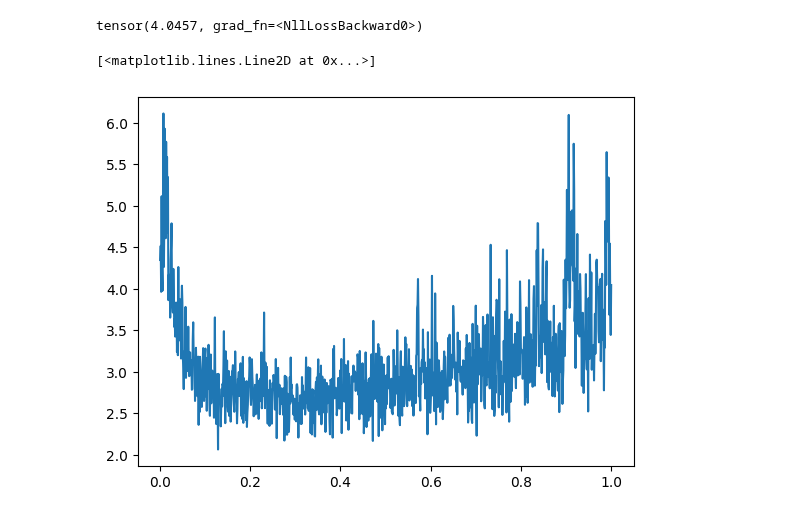
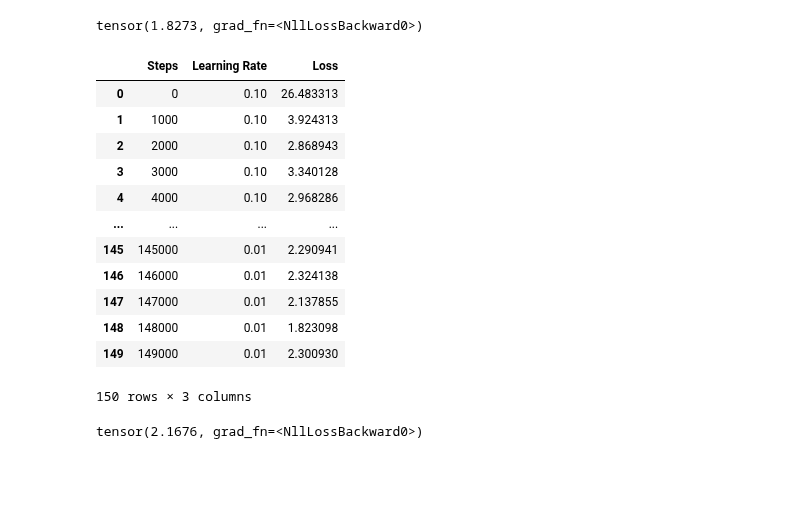
Before and after one commit to jvilchesf/Learning, a Jupyter notebook: Andrej_karpathy_videos/Makemore_2/Makemore_pt4_parameters.ipynb, the cells around one changed output. Saved outputs shown, nothing was run; the diff lists cells and outputs as text; code cells hidden in the pictures; blank space fills up the shorter version.

```diff
--- a/Andrej_karpathy_videos/Makemore_2/Makemore_pt4_parameters.ipynb
+++ b/Andrej_karpathy_videos/Makemore_2/Makemore_pt4_parameters.ipynb
@@ -61,29 +85,15 @@ lrs = 10**lre
 # %%
-lossi = []
-gradi = []
-
-for i in range(10000):
+for i in range(loop):
 
     #batches
-    idx = torch.randint(0, Xtr.shape[0], (32,))
+    idx = torch.randint(0, Xtr.shape[0], (32,)) # [32]
 
     #Forward
-    #Embedding the input
-    emb = C[Xtr[idx]]
-    #multiplying the embedding matrix by the first weight matrix
-    #I applied view to make the matrix multiplication possible
-    h = torch.tanh(emb.view(-1, 6) @ W1 + b1)
-    #Multiply the second layer
-    logits = h @ W2 + b2
-
-    #Softmax
-    #counts = logits.exp()
-    #normalization
-    #prob = counts / counts.sum(1, keepdim = True)
-    #loss
-    #loss = -prob[torch.arange(32), Y].log().mean()
-
+    emb = C[Xtr[idx]] # [32x3x10]
+    h = torch.tanh(emb.view(-1, 30) @ W1 + b1) # [32x300]
+    logits = h @ W2 + b2 # [32x27]
     loss = F.cross_entropy(logits,Ytr[idx])
+    #print(loss.item())
 
     #Backward pass
     for p in parameters:
@@ -91,18 +101,52 @@ for i in range(10000):
     loss.backward()
 
     #update the parameters
+    loops1 = loop * 0.1
+    loops2 = loop * 0.5
+    if i < loops1:
+        lr = 0.1
+    elif (i > loops1) & (i < loops2):
+        lr = 0.05
+    elif i > loops2:
+        lr = 0.01
+
     for p in parameters:
-        p.data -= p.grad * grad[i]
+        p.data -= p.grad * lr
 
-    gradi.append(grad[i])
-    lossi.append(loss.item())
+    if i % 1000 == 0:
+        gradi.append(lr)
+        lossi.append(loss.item())
+        steps.append(i)
+
+#Create a dataframe with the results
+df = pd.DataFrame({'Steps': steps, 'Learning Rate': gradi, 'Loss': lossi})
 
 print(loss)
 # %% [output]
-tensor(4.0457, grad_fn=<NllLossBackward0>)
+tensor(1.8273, grad_fn=<NllLossBackward0>)
-# %%
-plt.plot(gradi, lossi)
-# %% [output]
-[<matplotlib.lines.Line2D at 0x...>]
-[figure, removed]
+# %%
+df.head(-50)
+# %% [output]
+|  | Steps | Learning Rate | Loss |
+| 0 | 0 | 0.10 | 26.483313 |
+| 1 | 1000 | 0.10 | 3.924313 |
+| 2 | 2000 | 0.10 | 2.868943 |
+| 3 | 3000 | 0.10 | 3.340128 |
+| 4 | 4000 | 0.10 | 2.968286 |
+| ... | ... | ... | ... |
+| 145 | 145000 | 0.01 | 2.290941 |
+| 146 | 146000 | 0.01 | 2.324138 |
+| 147 | 147000 | 0.01 | 2.137855 |
+| 148 | 148000 | 0.01 | 1.823098 |
+| 149 | 149000 | 0.01 | 2.300930 |
+150 rows × 3 columns
+# %%
+# training loss
+emb = C[Xtr] # (32, 3, 2)
+h = torch.tanh(emb.view(-1, 30) @ W1 + b1) # (32, 100)
+logits = h @ W2 + b2 # (32, 27)
+loss = F.cross_entropy(logits, Ytr)
+loss
+# %% [output]
+tensor(2.1676, grad_fn=<NllLossBackward0>)
 # %%
```
Also changed, not shown: parts of 14 cells of this notebook, 3 other files.
